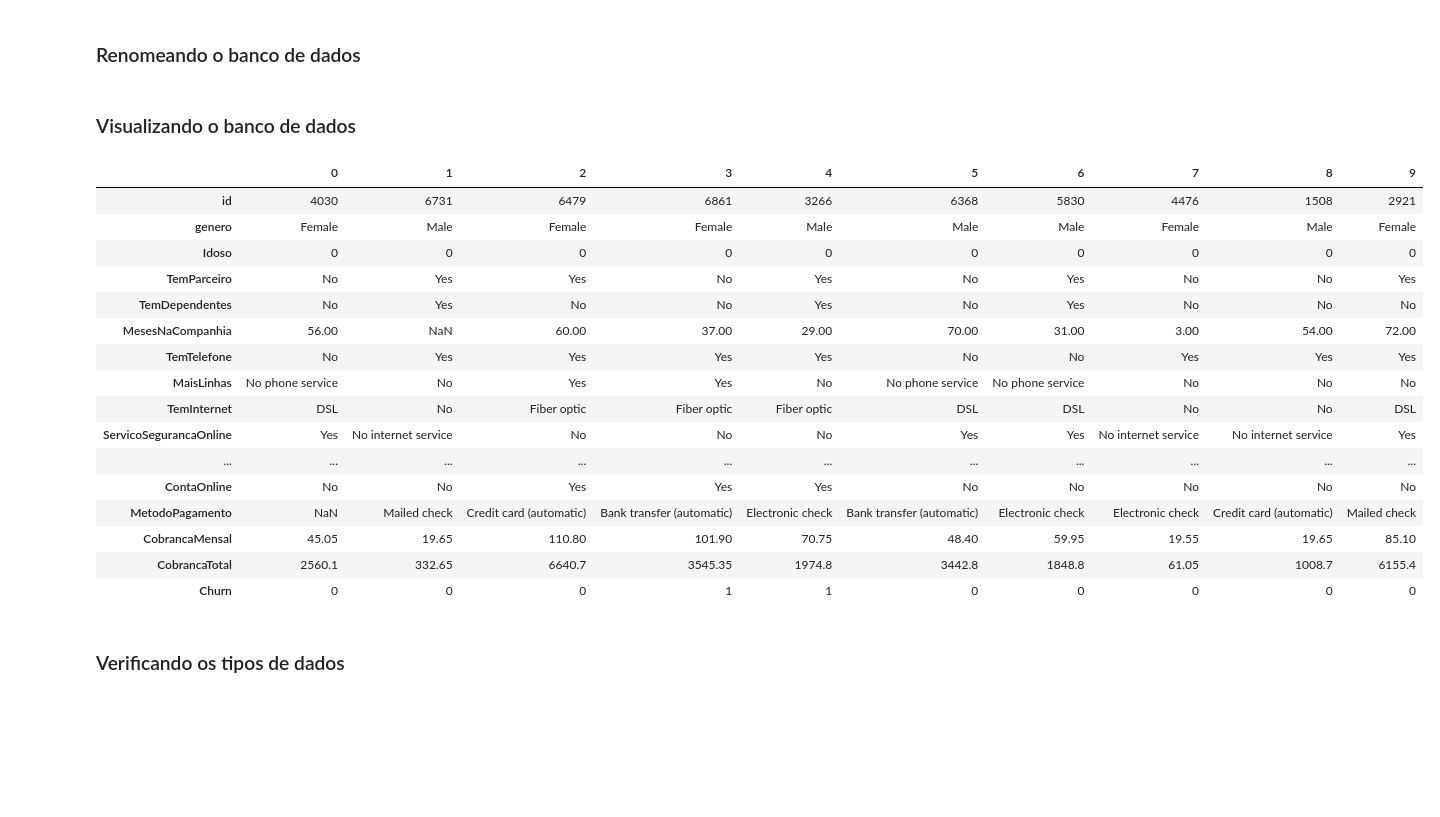
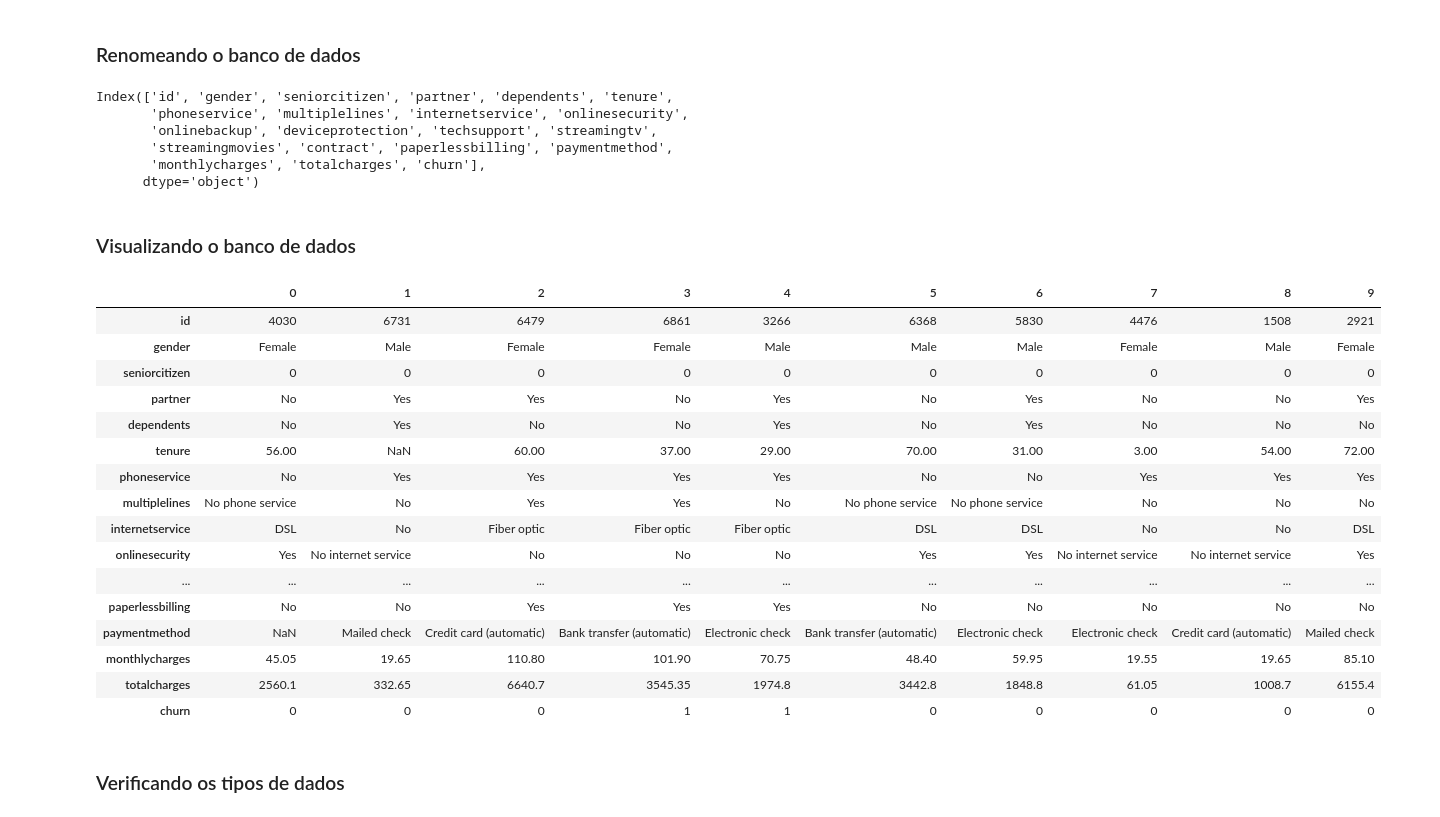
Before and after one commit to Hayltons/DSWP, a Jupyter notebook: Notebooks/Churn_Kaggle_hs_v1.ipynb, the cells around one changed output. Cells and saved outputs as stored; diff of their text form; code cells hidden in the pictures; blank space fills up the shorter version.

```diff
--- a/Notebooks/Churn_Kaggle_hs_v1.ipynb
+++ b/Notebooks/Churn_Kaggle_hs_v1.ipynb
@@ -34,8 +34,10 @@ pd.set_option('display.max_columns', None)
 pd.set_option('display.max_rows', 72)
 # %% [markdown]
 ### Carregamento dos dados
+# %%
+url = 'https://raw.githubusercontent.com/Hayltons/DSWP/Kaggle_Churn/Dataframes/1_churn_train.csv'
 # %%
-dados = pd.read_csv('train.csv',sep=',')
+df_treino = pd.read_csv(url,sep=',')
 # %% [markdown]
 ### Visualização das linhas iniciais de dados
 # %%
@@ -78,25 +56,36 @@ dados = dados.rename(columns={
+# %%
+df_treino.columns = df_treino.columns.str.lower()
+# %%
+df_treino.columns
+# %% [output]
+Index(['id', 'gender', 'seniorcitizen', 'partner', 'dependents', 'tenure',
+       'phoneservice', 'multiplelines', 'internetservice', 'onlinesecurity',
+       'onlinebackup', 'deviceprotection', 'techsupport', 'streamingtv',
+       'streamingmovies', 'contract', 'paperlessbilling', 'paymentmethod',
+       'monthlycharges', 'totalcharges', 'churn'],
+      dtype='object')
 # %% [markdown]
 ### Visualizando o banco de dados
 # %%
-dados.head(10).T  #.T faz a transposta da exibiçao do comando head
+df_treino.head(10).T  #.T faz a transposta da exibiçao do comando head
 # %% [output]
 |  | 0 | 1 | 2 | 3 | 4 | 5 | 6 | 7 | 8 | 9 |
 | id | 4030 | 6731 | 6479 | 6861 | 3266 | 6368 | 5830 | 4476 | 1508 | 2921 |
-| genero | Female | Male | Female | Female | Male | Male | Male | Female | Male | Female |
-| Idoso | 0 | 0 | 0 | 0 | 0 | 0 | 0 | 0 | 0 | 0 |
-| TemParceiro | No | Yes | Yes | No | Yes | No | Yes | No | No | Yes |
-| TemDependentes | No | Yes | No | No | Yes | No | Yes | No | No | No |
-| MesesNaCompanhia | 56.00 | NaN | 60.00 | 37.00 | 29.00 | 70.00 | 31.00 | 3.00 | 54.00 | 72.00 |
-| TemTelefone | No | Yes | Yes | Yes | Yes | No | No | Yes | Yes | Yes |
-| MaisLinhas | No phone service | No | Yes | Yes | No | No phone service | No phone service | No | No | No |
-| TemInternet | DSL | No | Fiber optic | Fiber optic | Fiber optic | DSL | DSL | No | No | DSL |
-| ServicoSegurancaOnline | Yes | No internet service | No | No | No | Yes | Yes | No internet service | No internet service | Yes |
+| gender | Female | Male | Female | Female | Male | Male | Male | Female | Male | Female |
+| seniorcitizen | 0 | 0 | 0 | 0 | 0 | 0 | 0 | 0 | 0 | 0 |
+| partner | No | Yes | Yes | No | Yes | No | Yes | No | No | Yes |
+| dependents | No | Yes | No | No | Yes | No | Yes | No | No | No |
+| tenure | 56.00 | NaN | 60.00 | 37.00 | 29.00 | 70.00 | 31.00 | 3.00 | 54.00 | 72.00 |
+| phoneservice | No | Yes | Yes | Yes | Yes | No | No | Yes | Yes | Yes |
+| multiplelines | No phone service | No | Yes | Yes | No | No phone service | No phone service | No | No | No |
+| internetservice | DSL | No | Fiber optic | Fiber optic | Fiber optic | DSL | DSL | No | No | DSL |
+| onlinesecurity | Yes | No internet service | No | No | No | Yes | Yes | No internet service | No internet service | Yes |
 | ... | ... | ... | ... | ... | ... | ... | ... | ... | ... | ... |
-| ContaOnline | No | No | Yes | Yes | Yes | No | No | No | No | No |
-| MetodoPagamento | NaN | Mailed check | Credit card (automatic) | Bank transfer (automatic) | Electronic check | Bank transfer (automatic) | Electronic check | Electronic check | Credit card (automatic) | Mailed check |
-| CobrancaMensal | 45.05 | 19.65 | 110.80 | 101.90 | 70.75 | 48.40 | 59.95 | 19.55 | 19.65 | 85.10 |
-| CobrancaTotal | 2560.1 | 332.65 | 6640.7 | 3545.35 | 1974.8 | 3442.8 | 1848.8 | 61.05 | 1008.7 | 6155.4 |
-| Churn | 0 | 0 | 0 | 1 | 1 | 0 | 0 | 0 | 0 | 0 |
+| paperlessbilling | No | No | Yes | Yes | Yes | No | No | No | No | No |
+| paymentmethod | NaN | Mailed check | Credit card (automatic) | Bank transfer (automatic) | Electronic check | Bank transfer (automatic) | Electronic check | Electronic check | Credit card (automatic) | Mailed check |
+| monthlycharges | 45.05 | 19.65 | 110.80 | 101.90 | 70.75 | 48.40 | 59.95 | 19.55 | 19.65 | 85.10 |
+| totalcharges | 2560.1 | 332.65 | 6640.7 | 3545.35 | 1974.8 | 3442.8 | 1848.8 | 61.05 | 1008.7 | 6155.4 |
+| churn | 0 | 0 | 0 | 1 | 1 | 0 | 0 | 0 | 0 | 0 |
 # %% [markdown]
 ### Verificando os tipos de dados
 # %%
```
Also changed, not shown: parts of 60 cells of this notebook.
